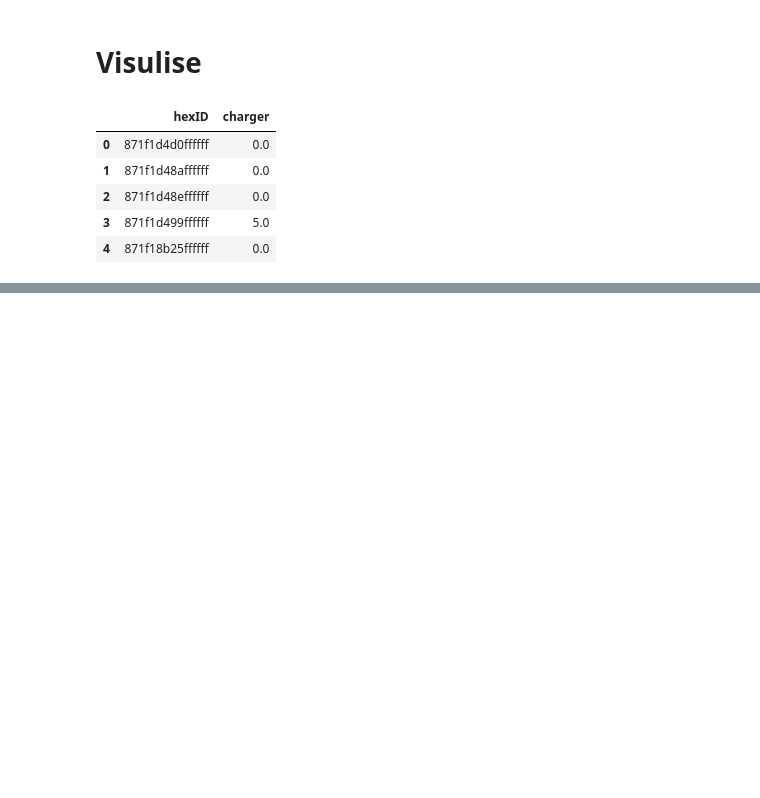
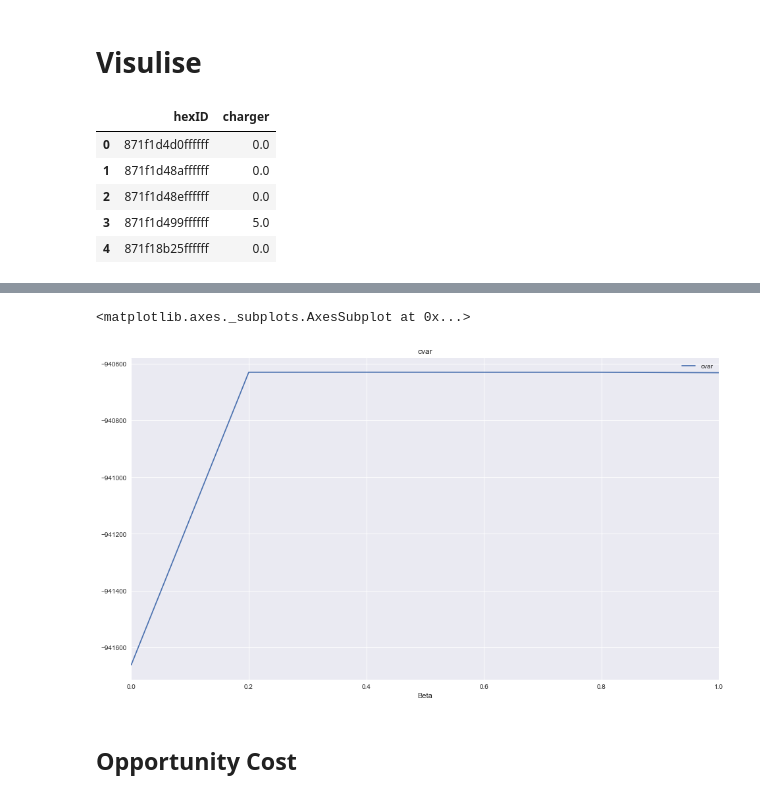
Before and after one commit to Pyosch/ATIS3_Group, a Jupyter notebook: visualise_Results.ipynb, the cells around one changed output, grey strips where cells are left out. Cells and saved outputs as stored; diff of their text form; code cells hidden in the pictures; blank space fills up the shorter version.

```diff
--- a/visualise_Results.ipynb
+++ b/visualise_Results.ipynb
@@ -62,0 +113,7 @@ map
+# %%
+df_cvar_beta.plot(title="cvar", figsize = figsize)
+# %% [output]
+<matplotlib.axes._subplots.AxesSubplot at 0x...>
+[figure, added]
+# %% [markdown]
+## Opportunity Cost
```
Also changed, not shown: parts of 19 cells of this notebook.
